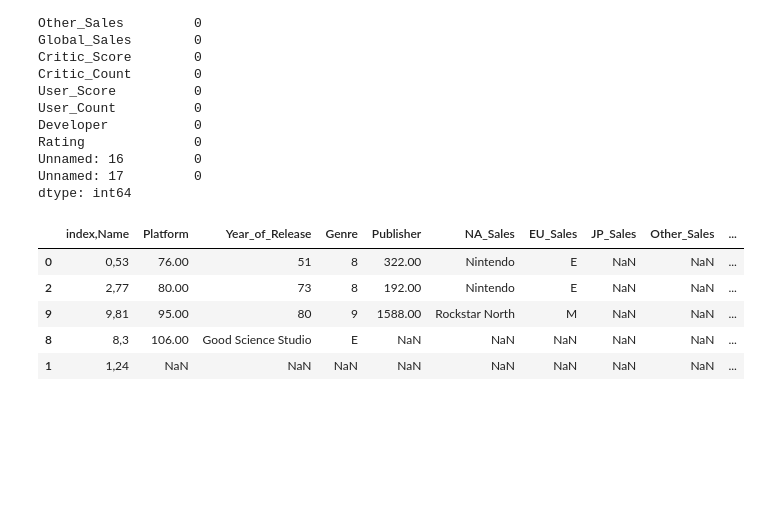
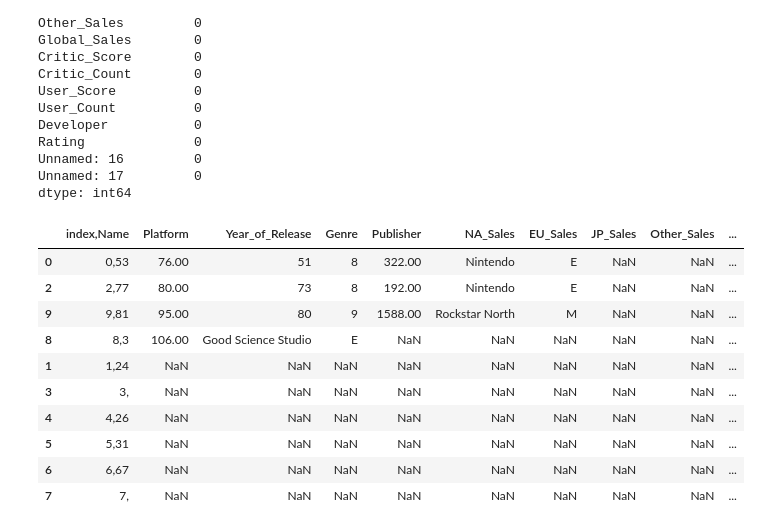
Before and after one commit to RishiKumar156/jupyter_noteBooks, a Jupyter notebook: Pandas_excel.ipynb, the cells around one changed output. Drawn from its saved outputs; the diff is of its cells as text; code cells hidden in the pictures; blank space fills up the shorter version.

```diff
--- a/Pandas_excel.ipynb
+++ b/Pandas_excel.ipynb
@@ -105,11 +105,16 @@ Unnamed: 16         0
 Unnamed: 17         0
 dtype: int64
 # %%
-df.sort_values(by="Platform").head()  #sort based on the column name
+df.sort_values(by="Platform")  #sort based on the column name
 # %% [output]
 |  | index,Name | Platform | Year_of_Release | Genre | Publisher | NA_Sales | EU_Sales | JP_Sales | Other_Sales | ... |
 | 0 | 0,53 | 76.00 | 51 | 8 | 322.00 | Nintendo | E | NaN | NaN | ... |
 | 2 | 2,77 | 80.00 | 73 | 8 | 192.00 | Nintendo | E | NaN | NaN | ... |
 | 9 | 9,81 | 95.00 | 80 | 9 | 1588.00 | Rockstar North | M | NaN | NaN | ... |
 | 8 | 8,3 | 106.00 | Good Science Studio | E | NaN | NaN | NaN | NaN | NaN | ... |
 | 1 | 1,24 | NaN | NaN | NaN | NaN | NaN | NaN | NaN | NaN | ... |
+| 3 | 3, | NaN | NaN | NaN | NaN | NaN | NaN | NaN | NaN | ... |
+| 4 | 4,26 | NaN | NaN | NaN | NaN | NaN | NaN | NaN | NaN | ... |
+| 5 | 5,31 | NaN | NaN | NaN | NaN | NaN | NaN | NaN | NaN | ... |
+| 6 | 6,67 | NaN | NaN | NaN | NaN | NaN | NaN | NaN | NaN | ... |
+| 7 | 7, | NaN | NaN | NaN | NaN | NaN | NaN | NaN | NaN | ... |
```
Also changed, not shown: parts of 1 cell of this notebook.
